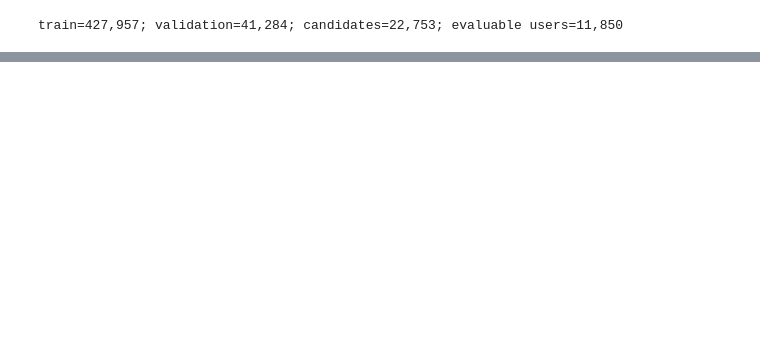
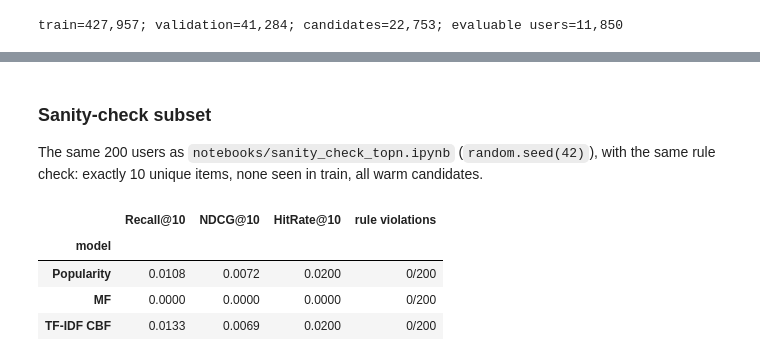
Before and after one commit to DianaManurung/recsys-lexical-vs-semantic-g11, a Jupyter notebook: notebooks/content_based_tfidf_demo.ipynb, the cells around one changed output, grey strips where cells are left out. Drawn from its saved outputs; the diff is of its cells as text; code cells hidden in the pictures; blank space fills up the shorter version.

```diff
--- a/notebooks/content_based_tfidf_demo.ipynb
+++ b/notebooks/content_based_tfidf_demo.ipynb
@@ -89,0 +345,36 @@ relevant validation items: {'B0BYNM15YB'}
+# %% [markdown]
+### Sanity-check subset
+
+The same 200 users as `notebooks/sanity_check_topn.ipynb` (`random.seed(42)`), with the same rule check: exactly 10 unique items, none seen in train, all warm candidates.
+# %%
+import random
+
+random.seed(42)
+sanity_users = random.sample(sorted(relevant), 200)
+sanity_relevant = {u: relevant[u] for u in sanity_users}
+
+def rule_violations(model, users, k=10):
+    count = 0
+    for u in users:
+        recs = model.recommend(u, seen, k=k)
+        ok = (len(recs) == k and len(set(recs)) == k
+              and not (set(recs) & seen[u]) and set(recs) <= cand_set)
+        count += not ok
+    return count
+
+sanity = pd.DataFrame(
+    [
+        {**evaluate_at_k(m, sanity_relevant, seen, k=K),
+         f'HitRate@{K}': hit_rate_at_k(m, sanity_relevant, seen, k=K),
+         'rule violations': f'{rule_violations(m, sanity_users, K)}/{len(sanity_users)}'}
+        for m in [pop_model, mf_model, model]
+    ],
+    index=pd.Index(['Popularity', 'MF', 'TF-IDF CBF'], name='model'),
+)
+display(sanity.style.format({f'Recall@{K}': '{:.4f}', f'NDCG@{K}': '{:.4f}', f'HitRate@{K}': '{:.4f}'}))
+# %% [output]
+|  | Recall@10 | NDCG@10 | HitRate@10 | rule violations |
+| model |  |  |  |  |
+| Popularity | 0.0108 | 0.0072 | 0.0200 | 0/200 |
+| MF | 0.0000 | 0.0000 | 0.0000 | 0/200 |
+| TF-IDF CBF | 0.0133 | 0.0069 | 0.0200 | 0/200 |
```
Also changed, not shown: parts of 20 cells of this notebook, 7 other files.
